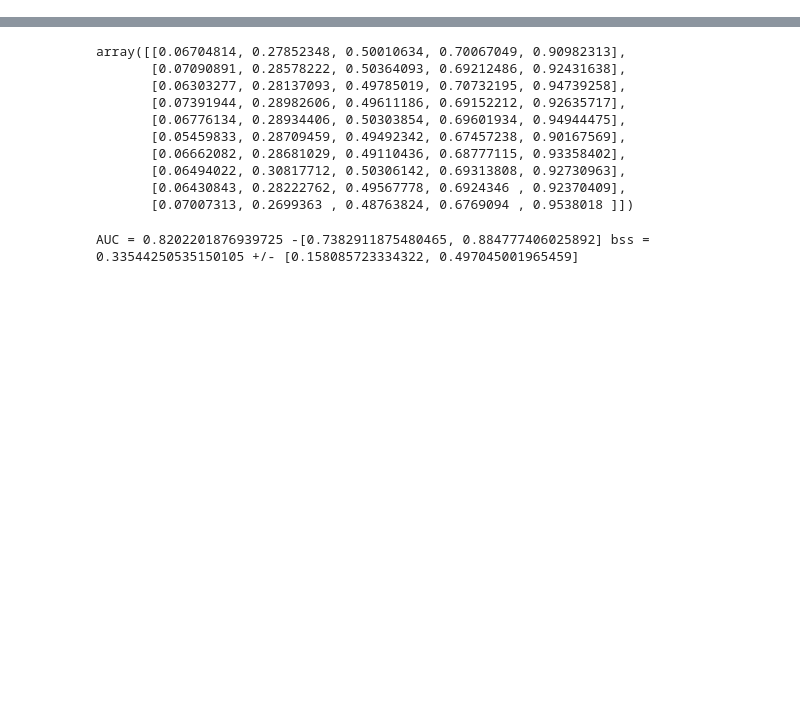
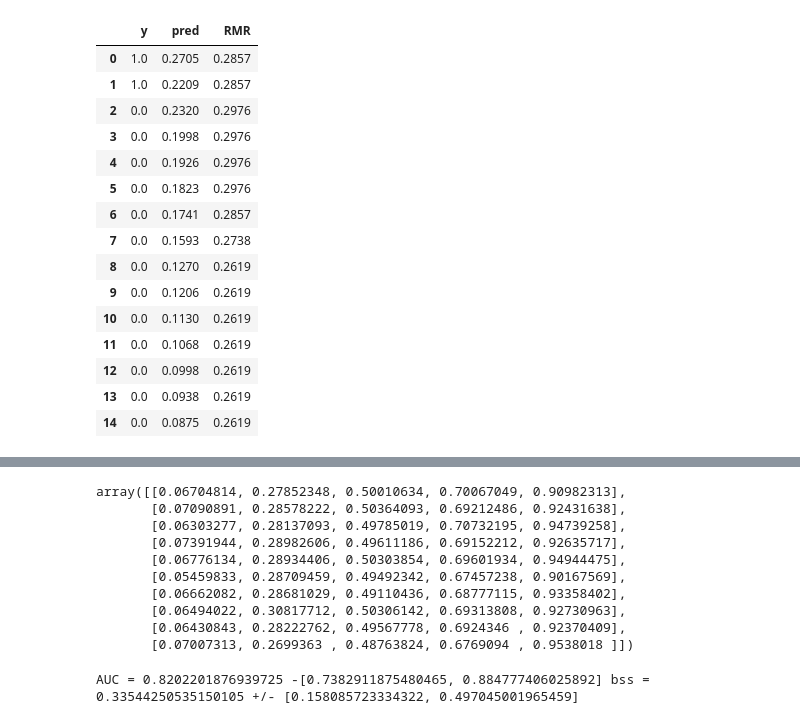
Before and after one commit to GoldenholzLab/deepManCode, a Jupyter notebook: prospectiveSUM.ipynb, the cells around one changed output, grey strips where cells are left out. Saved outputs shown, nothing was run; the diff lists cells and outputs as text; code cells hidden in the pictures; blank space fills up the shorter version.

```diff
--- a/prospectiveSUM.ipynb
+++ b/prospectiveSUM.ipynb
@@ -513,0 +569,21 @@ print(x2)
+# %%
+# double checking one patient data
+temp = pd.read_csv('TwoPt28.csv')
+temp
+# %% [output]
+|  | y | pred | RMR |
+| 0 | 1.0 | 0.2705 | 0.2857 |
+| 1 | 1.0 | 0.2209 | 0.2857 |
+| 2 | 0.0 | 0.2320 | 0.2976 |
+| 3 | 0.0 | 0.1998 | 0.2976 |
+| 4 | 0.0 | 0.1926 | 0.2976 |
+| 5 | 0.0 | 0.1823 | 0.2976 |
+| 6 | 0.0 | 0.1741 | 0.2857 |
+| 7 | 0.0 | 0.1593 | 0.2738 |
+| 8 | 0.0 | 0.1270 | 0.2619 |
+| 9 | 0.0 | 0.1206 | 0.2619 |
+| 10 | 0.0 | 0.1130 | 0.2619 |
+| 11 | 0.0 | 0.1068 | 0.2619 |
+| 12 | 0.0 | 0.0998 | 0.2619 |
+| 13 | 0.0 | 0.0938 | 0.2619 |
+| 14 | 0.0 | 0.0875 | 0.2619 |
```
Also changed, not shown: parts of 11 cells of this notebook.
